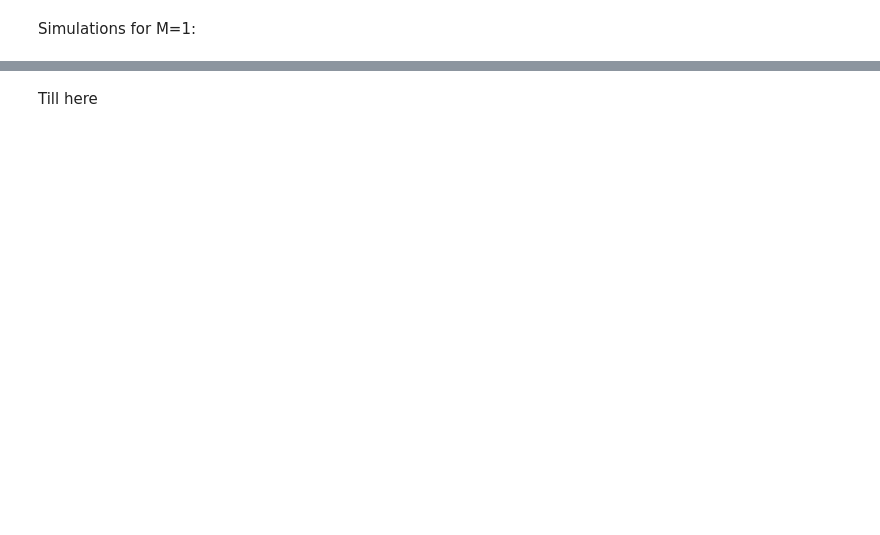
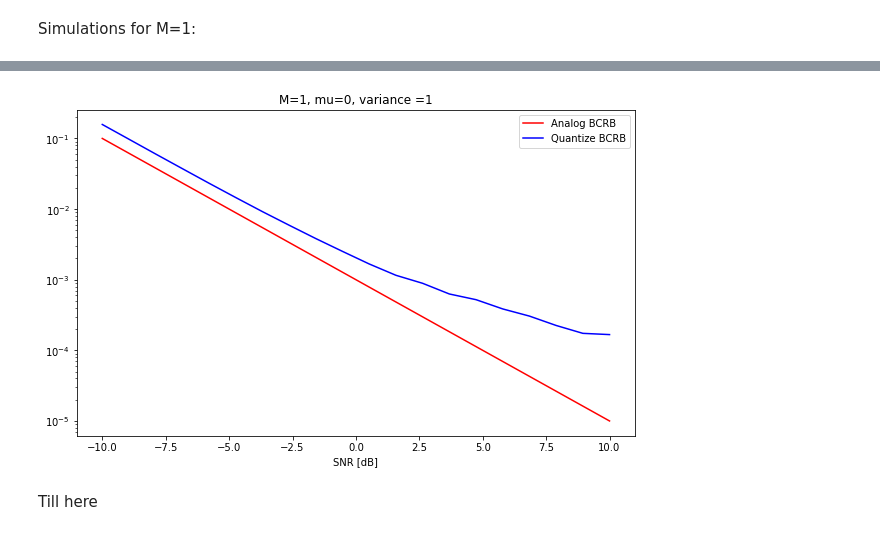
Before and after one commit to mazyaniv/Channel_Estimation, a Jupyter notebook: yaniv.ipynb, the cells around one changed output, grey strips where cells are left out. Saved outputs shown, nothing was run; the diff lists cells and outputs as text; code cells hidden in the pictures; blank space fills up the shorter version.

```diff
--- a/yaniv.ipynb
+++ b/yaniv.ipynb
@@ -506,34 +498,36 @@ def CRB_SNR(sigma, n,matrix, observ=sim): #the importance of sigma_teta
 
     zeta_im = ((math.sqrt(2)/sigma)*(g_teta.imag))
     pdf_real = norm.pdf(zeta_real)
     pdf_im = norm.pdf(zeta_im)
     d_vec = np.divide(np.power(pdf_real, 2), np.multiply( norm.cdf(zeta_real), (norm.cdf(-zeta_real)))) + \
             np.divide(np.power(pdf_im, 2), np.multiply(norm.cdf(zeta_im), (norm.cdf(-zeta_im))))
     d = np.mean(d_vec,1)#(4/math.pi)*np.ones((np.shape(np.mean(d_vec, axis=1))))
 
     my_vector = [(rho_q*d[i])/(2*pow(sigma, 2))*G_normal[i].reshape(M,1).conjugate()*G_normal[i].reshape(M,1).transpose() for  i in range(len(d))]
     J2 = np.sum(my_vector,axis=0)
     J1 = (rho_a*n/pow(sigma, 2))*np.identity(M)
 
-    return J1,J2
+    return 1/J1,1/J2
 
 sim_SNR = 100
 new_sigma_space = np.logspace(-1,1,20)
 n = 1000
 CRB = [CRB_SNR(new_sigma_space[i],n,Matrix(n,n)[0],sim_SNR) for i in range(len(new_sigma_space))] #no quantize
 CRB_a = np.squeeze(np.array(CRB)[:,0])
 CRB_q = np.squeeze(np.array(CRB)[:,1])
 ######################
 fig = plt.figure(figsize=(10, 6))
 plt.plot(10*np.log10(1/new_sigma_space),CRB_a , color="red", label='Analog BCRB')
 plt.plot(10*np.log10(1/new_sigma_space),CRB_q , color="blue", label='Quantize BCRB')
 
 #print("the diffrence is:{}".format(CRB_q[0].real/CRB_a[0].real))
 plt.title("M={}, mu={}, variance ={}".format(M,mu,round(2*pow(sigma_teta,2))))
 plt.yscale('log')
 plt.xlabel("SNR [dB]")
 plt.legend()
 plt.show()
+# %% [output]
+[figure, added]
 # %% [markdown]
 Till here
 # %%
```
Also changed, not shown: parts of 14 cells of this notebook.
